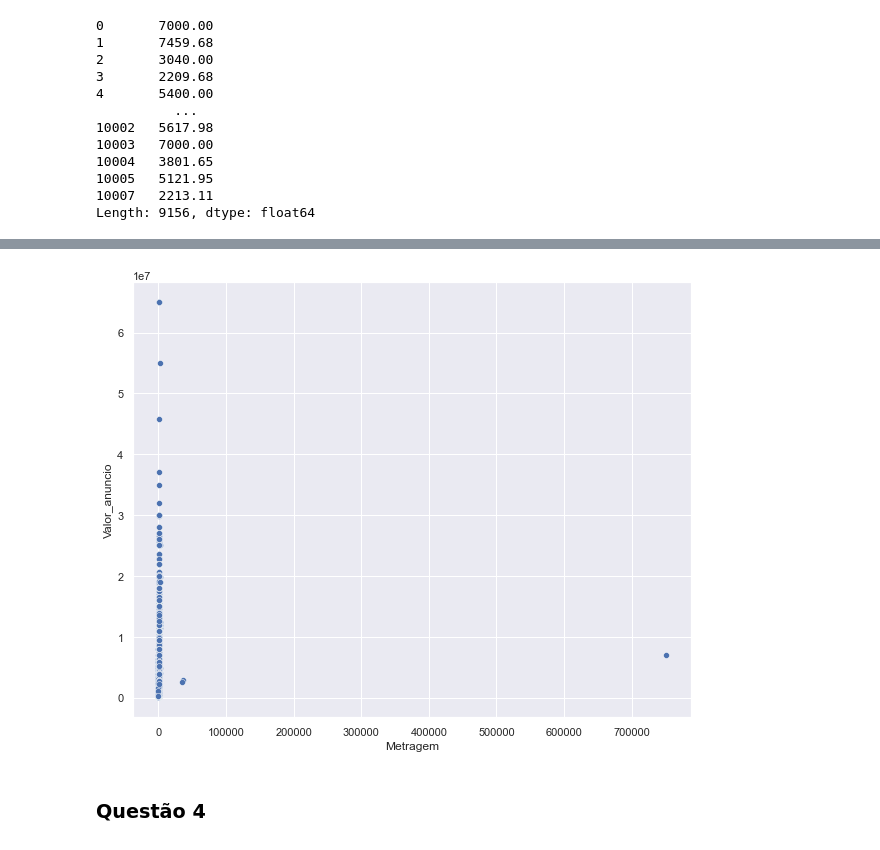
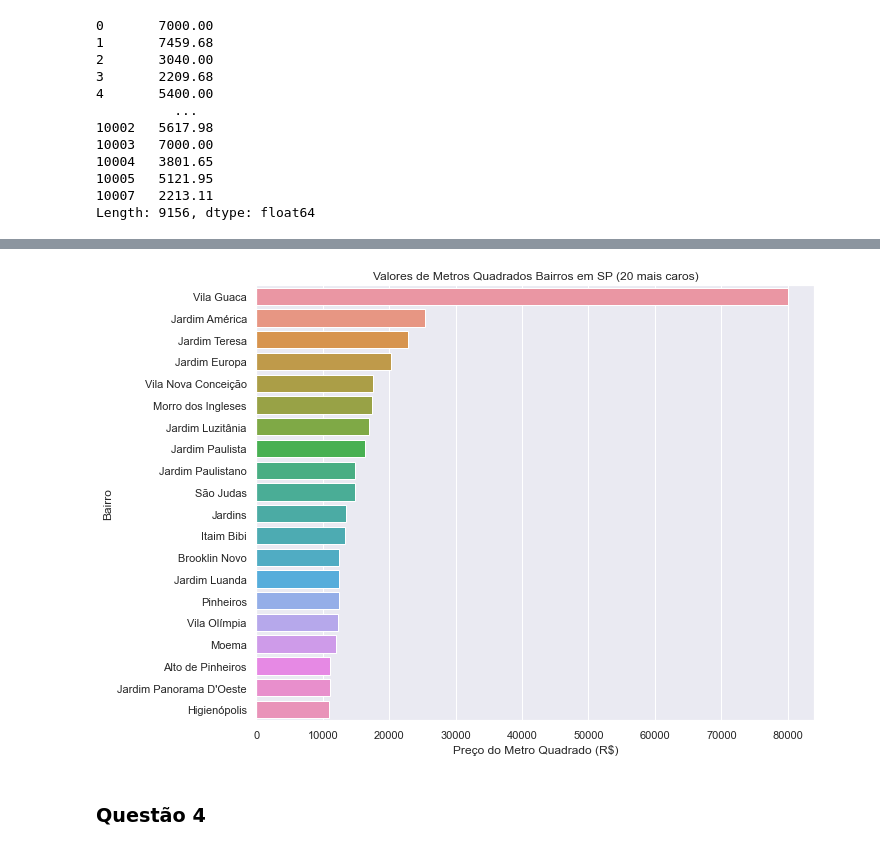
Before and after one commit to isapirola/Alura-Imersao-Dados-4, a Jupyter notebook: Aula 2/Aula_2_imersao_dados_4.ipynb, the cells around one changed output, grey strips where cells are left out. Drawn from its saved outputs; the diff is of its cells as text; code cells hidden in the pictures.

```diff
--- a/Aula 2/Aula_2_imersao_dados_4.ipynb
+++ b/Aula 2/Aula_2_imersao_dados_4.ipynb
@@ -317,6 +317,6 @@ Length: 9156, dtype: float64
 soma_valores_bairro = dados_vendas.groupby("Bairro")["Valor_anuncio"].sum() #preço do m2 por bairro
 soma_metragem_bairro = dados_vendas.groupby("Bairro")["Metragem"].sum()
 
-valor_m2_bairro = (soma_valores_bairro/soma_metragem_bairro)
-valor_m2_bairro[:15].plot(kind='bar')
+valor_m2_bairro = pd.DataFrame(soma_valores_bairro/soma_metragem_bairro)
+valor_m2_bairro
 # %% [output]
@@ -347,10 +337,12 @@ ax.set_ylabel("Bairro")
-# %%
-plt.figure(figsize=(10, 8))
-sns.set()
-ax = sns.scatterplot(data = dados_vendas, x = "Metragem", y = "Valor_anuncio")
-plt.show()
-# %% [output]
-[figure, removed]
+# %%
+valor_m2_bairro_maiores = pd.DataFrame(valor_m2_bairro[0].sort_values(ascending=False).head(20))
+plt.figure(figsize = (10, 8))
+ax = sns.barplot(x = valor_m2_bairro_maiores[0], y=valor_m2_bairro_maiores.index)
+ax.set_xlabel("Preço do Metro Quadrado (R$)")
+ax.set_title("Valores de Metros Quadrados Bairros em SP (20 mais caros)")
+plt.show()
+# %% [output]
+[figure, added]
 # %% [markdown]
 ### Questão 4
 # %% [markdown]
```
Also changed, not shown: parts of 9 cells of this notebook, 1 other file.
